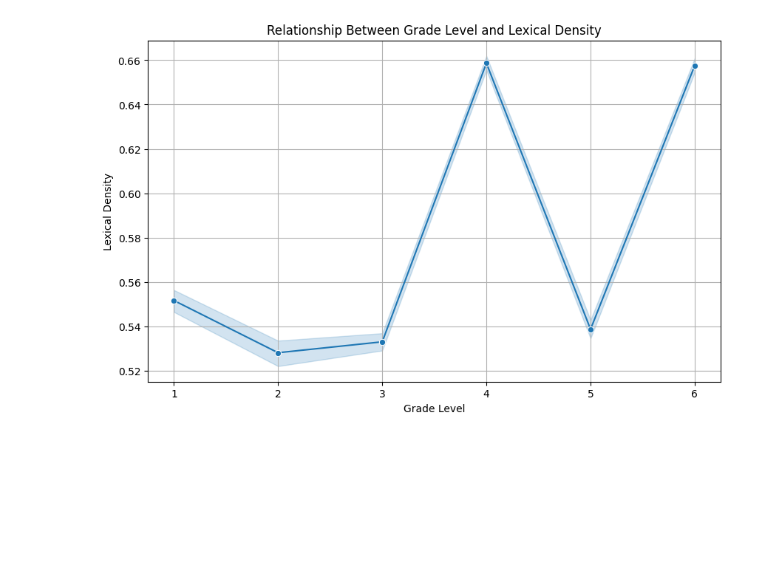
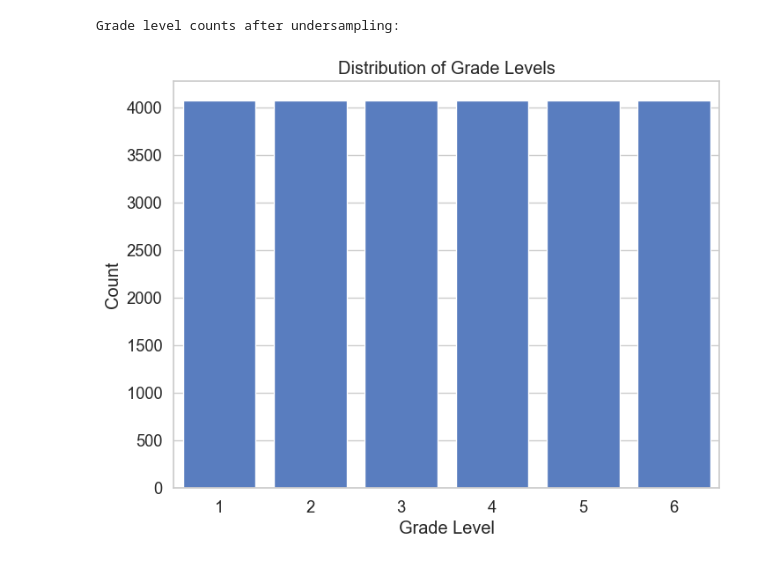
Before and after one commit to Lothany/readability_thesis, a Jupyter notebook: models/analysis.ipynb, the cells around one changed output. Drawn from its saved outputs; the diff is of its cells as text; code cells hidden in the pictures; blank space fills up the shorter version.

```diff
--- a/models/analysis.ipynb
+++ b/models/analysis.ipynb
@@ -88,6 +92,5 @@ memory usage: 22.4+ MB
 None
 # %%
-df = df.drop('word_num', axis=1)
 print("\nMissing Values:")
 print(df.isnull().sum())
 # %% [output]
@@ -142,10 +145,25 @@ plt.show()
-# %%
-plt.figure(figsize=(10, 6))
-sns.lineplot(x='grade_level', y='lex_density', data=df, marker='o')
-plt.title('Relationship Between Grade Level and Lexical Density')
-plt.xlabel('Grade Level')
-plt.ylabel('Lexical Density')
-plt.grid(True)
-plt.show()
-# %% [output]
-[figure, removed]
+# %%
+# Undersample the dataset to have an equal number of entries for each grade level
+def undersample_dataset(df, grade_column):
+    # Find the minimum count of entries across all grade levels
+    min_count = df[grade_column].value_counts().min()
+    # Group by grade level and sample min_count entries from each group
+    undersampled_df = df.groupby(grade_column).apply(lambda x: x.sample(min_count, random_state=42)).reset_index(drop=True)
+    return undersampled_df
+
+# Apply undersampling to the dataset
+df_undersampled = undersample_dataset(df, 'grade_level')
+
+# Display the count of entries per grade level after undersampling
+print("\nGrade level counts after undersampling:")
+
+# Visualize the distribution of the dependent variable (grade_level)
+plt.figure(figsize=(8, 6))
+sns.countplot(x='grade_level', data=df_undersampled)
+plt.title('Distribution of Grade Levels')
+plt.xlabel('Grade Level')
+plt.ylabel('Count')
+plt.show()
+# %% [output]
+Grade level counts after undersampling:
+[figure, added]
```
Also changed, not shown: parts of 8 cells of this notebook.
